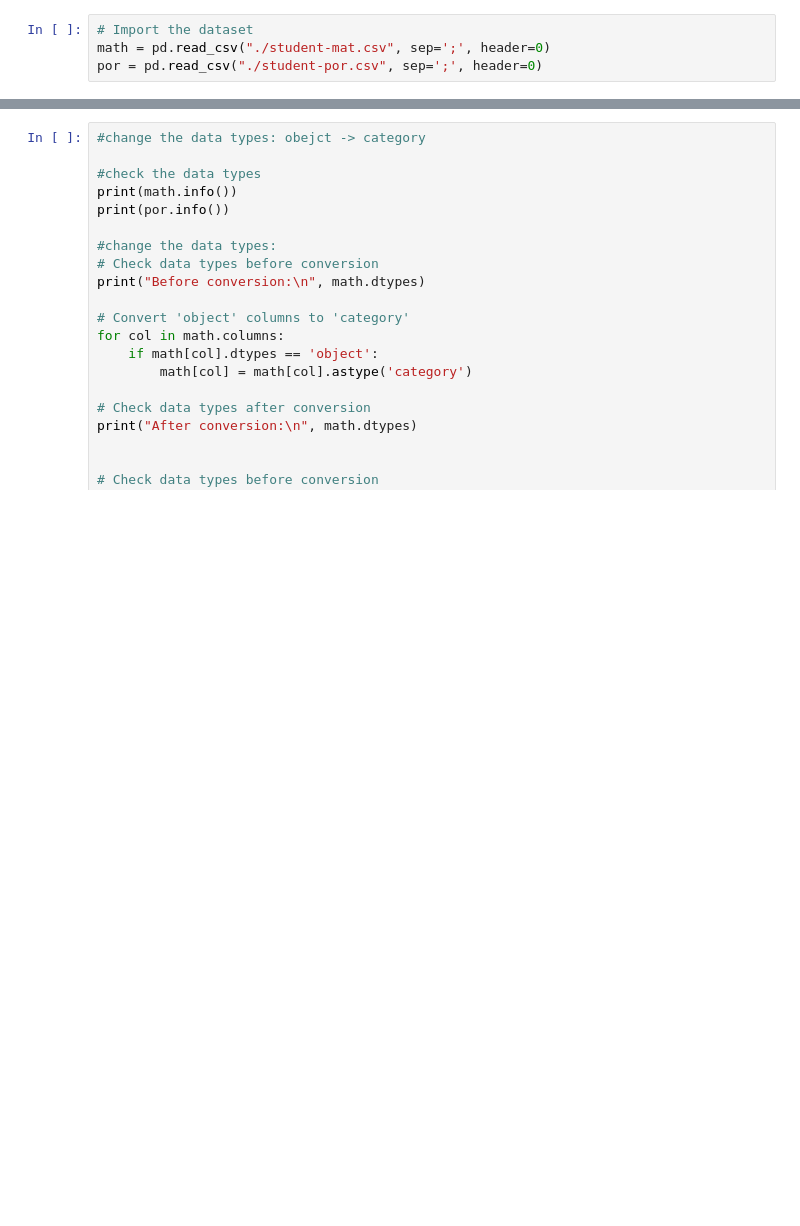
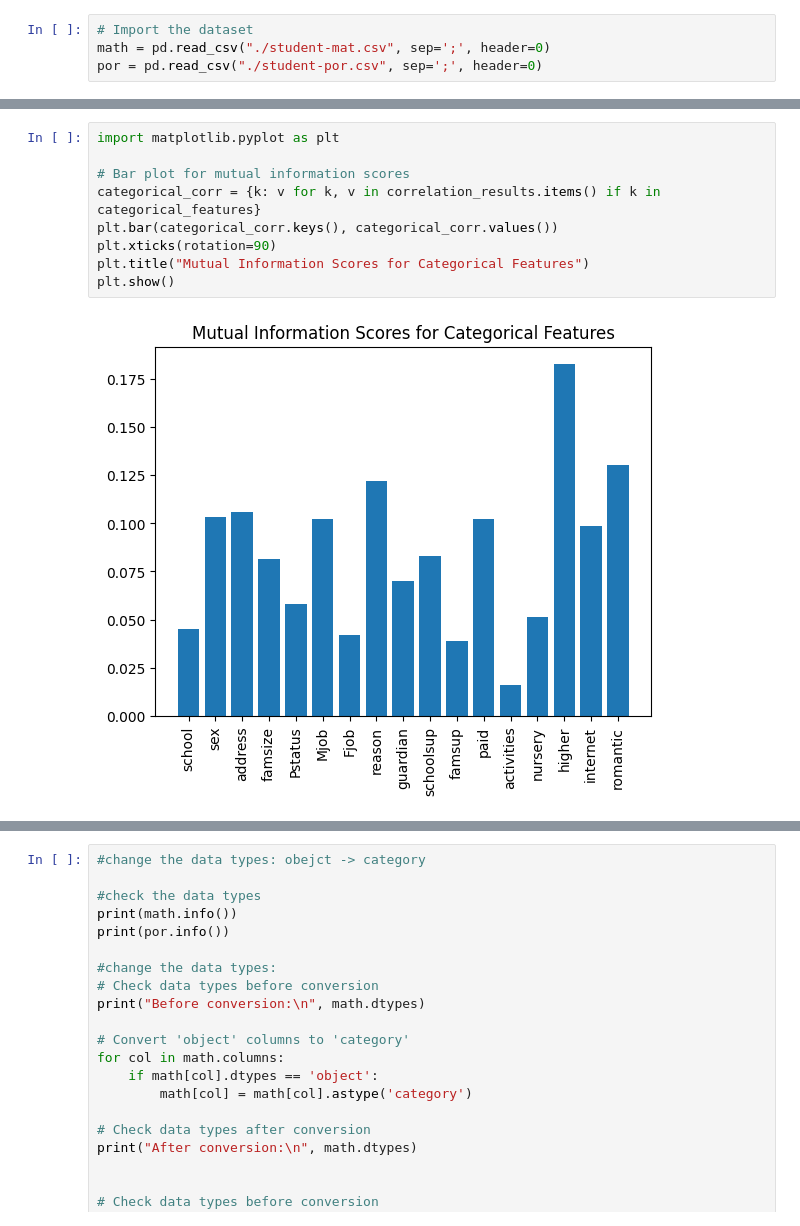
Before and after one commit to david-boules/SDS-CP015-student-performance-pred, a Jupyter notebook: notebooks/cholpon_zhakshylykova/cholpon_zhakshylykova_multiLinRegression.ipynb, the cells around one changed output, grey strips where cells are left out. Drawn from its saved outputs; the diff is of its cells as text; blank space fills up the shorter version.

```diff
--- a/notebooks/cholpon_zhakshylykova/cholpon_zhakshylykova_multiLinRegression.ipynb
+++ b/notebooks/cholpon_zhakshylykova/cholpon_zhakshylykova_multiLinRegression.ipynb
@@ -22,0 +102,11 @@ por = pd.read_csv("./student-por.csv", sep=';', header=0)
+# %%
+import matplotlib.pyplot as plt
+
+# Bar plot for mutual information scores
+categorical_corr = {k: v for k, v in correlation_results.items() if k in categorical_features}
+plt.bar(categorical_corr.keys(), categorical_corr.values())
+plt.xticks(rotation=90)
+plt.title("Mutual Information Scores for Categorical Features")
+plt.show()
+# %% [output]
+[figure, added]
```
Also changed, not shown: parts of 7 cells of this notebook, 2 other files.
